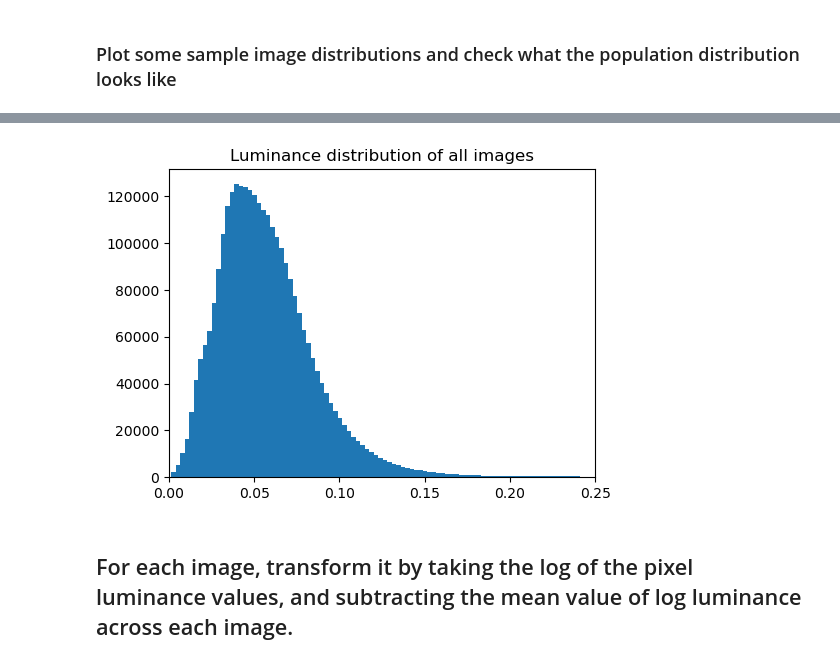
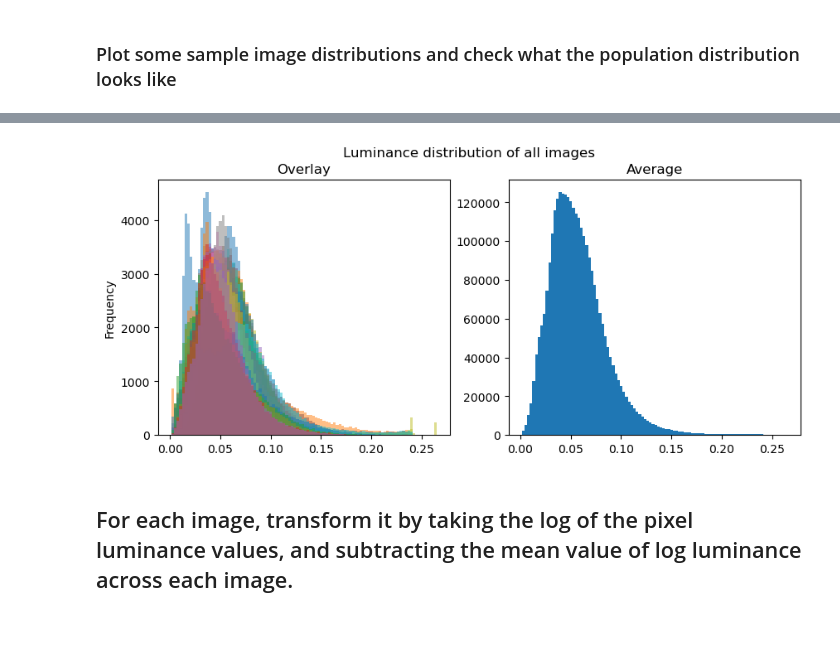
Before and after one commit to acumpelik/DSSC23, a Jupyter notebook: DSSC23-Homework5-Andrea_Cumpelik.ipynb, the cells around one changed output, grey strips where cells are left out. Cells and saved outputs as stored; diff of their text form; code cells hidden in the pictures; blank space fills up the shorter version.

```diff
--- a/DSSC23-Homework5-Andrea_Cumpelik.ipynb
+++ b/DSSC23-Homework5-Andrea_Cumpelik.ipynb
@@ -123,14 +116,20 @@ plt.show()
-# %%
-# Plot the luminance distribution of all images
-# Group all the log luminances
-flattened_full_dataset = flattened_images.flatten()
-plt.figure(figsize=(5.5,4))
-plt.title('Luminance distribution of all images')
-plt.hist(flattened_full_dataset, bins=100)
-plt.xlim(xlim)
-plt.show()
-# %% [output]
-[figure, removed]
+# %%
+# Plot the luminance distribution of all images
+fig, (ax1, ax2) = plt.subplots(1,2, figsize=(10,4), sharey=False)
+plt.suptitle('Luminance distribution of all images')
+
+# Plot overlay
+ruderman.plot.hist(ax=ax1, bins=100, legend=False, alpha=0.5)
+ax1.set_title('Overlay')
+
+# Plot average histogram
+ruderman_all_flattened = ruderman.to_numpy().flatten()
+ax2.hist(ruderman_all_flattened, bins=100)
+ax2.set_title('Average')
+
+plt.show()
+# %% [output]
+[figure, added]
 # %% [markdown]
 ## For each image, transform it by taking the log of the pixel luminance values, and subtracting the mean value of log luminance across each image.
 # %%
```
Also changed, not shown: parts of 25 cells of this notebook.
